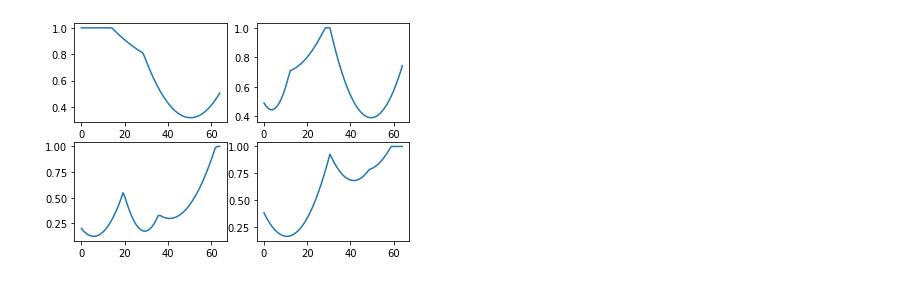
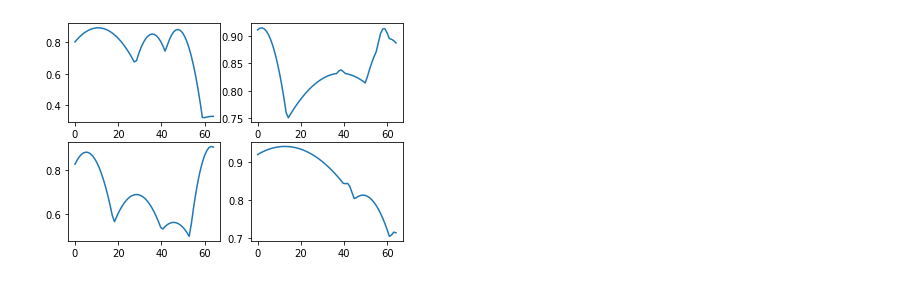
Before and after one commit to Andrius-B/bakis, a Jupyter notebook: notebooks/random_polynomial_with_one_root.ipynb, the cells around one changed output. Drawn from its saved outputs; the diff is of its cells as text; code cells hidden in the pictures.

```diff
--- a/notebooks/random_polynomial_with_one_root.ipynb
+++ b/notebooks/random_polynomial_with_one_root.ipynb
@@ -58,13 +58,13 @@ def generate_non_differentiable_mask(start, stop, steps, polynomials):
 # %%
 fig = plt.figure()
 for i in range(4):
     ax = fig.add_subplot(2, 2, i+1)
 
     x = np.linspace(0,64,64)
-    y = generate_non_differentiable_mask(0, 1, 64, 5)
+    y = 1- generate_non_differentiable_mask(0, 1, 64, 20)
     ax.plot(x,y)
 # %% [output]
-[figure, old version]
+[figure, new version]
 # %%
 # brute-force correctness validation
 for i in range(100000):
```
Also changed, not shown: parts of 2 cells of this notebook, 13 other files.
